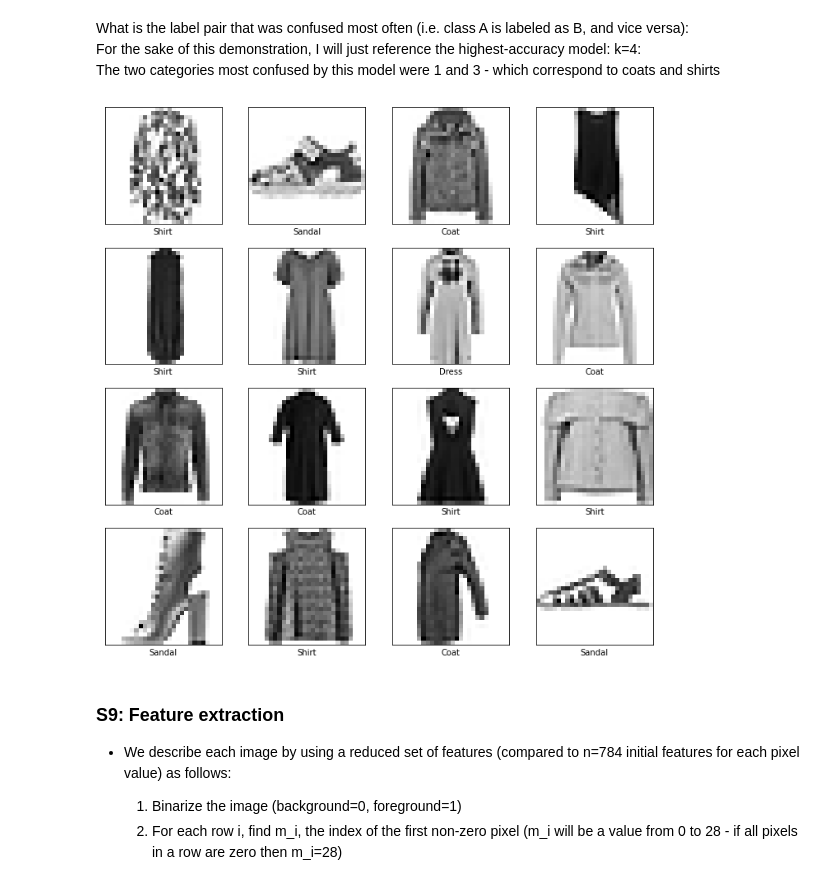
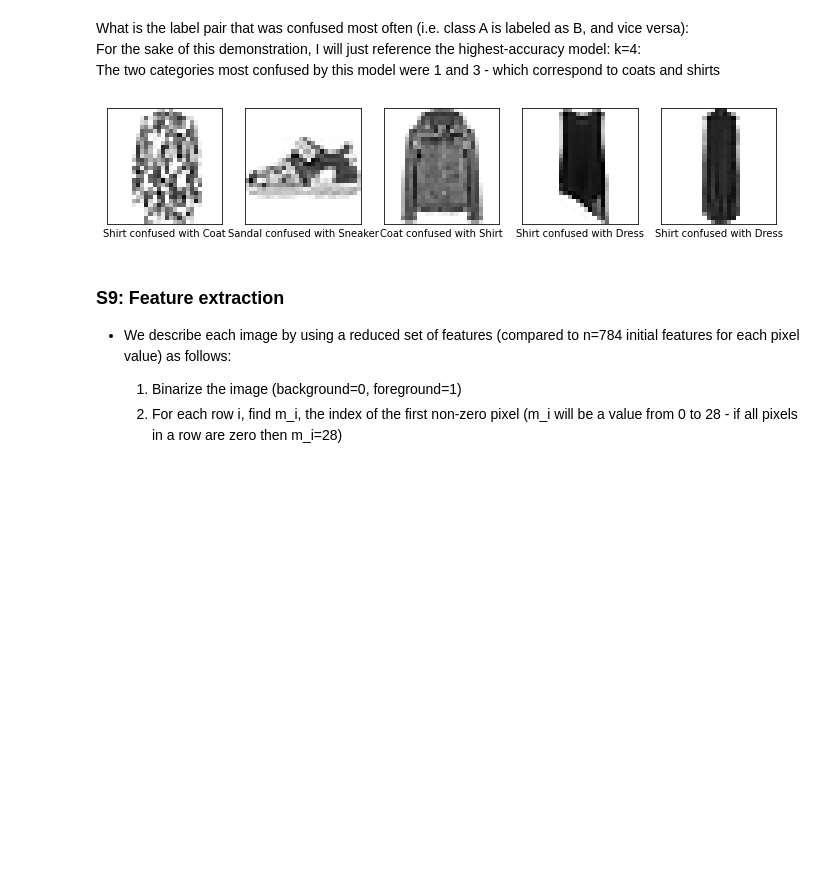
Before and after one commit to johnatawnclementawn/RemoteSensing_650_HW, a Jupyter notebook: HW1/MUSA650_Spring2022_HW1.ipynb, the cells around one changed output. Cells and saved outputs as stored; diff of their text form; code cells hidden in the pictures; blank space fills up the shorter version.

```diff
--- a/HW1/MUSA650_Spring2022_HW1.ipynb
+++ b/HW1/MUSA650_Spring2022_HW1.ipynb
@@ -707,21 +707,21 @@ mislabeled = np.where(knn4 != Y_s8test)
 mislabeled = np.array(mislabeled)
 mislabeled = mislabeled[0]
 # %%
-plt.figure(figsize=(12,12))
+plt.figure(figsize=(12,16))
 
 
 
-for i in range(16):
-    plt.subplot(4,4,i+1)
+for i in range(5):
+    plt.subplot(1,5,i+1)
     plt.xticks([])
     plt.yticks([])
     #plt.grid(False)
     plt.imshow(X_s8test[mislabeled[i]].reshape(28,28), cmap=plt.cm.binary)
     plt.xlabel("{} confused with {}".format(str(class_names[Y_s8test[mislabeled[i]]]), str(class_names[knn4[mislabeled[i]]]) ))
 plt.tight_layout
 plt.show()
 # %% [output]
-[figure, old version]
+[figure, new version]
 # %% [markdown]
 ### S9: Feature extraction
 - We describe each image by using a reduced set of features (compared to n=784 initial features for each pixel value) as follows:
```
Also changed, not shown: parts of 3 cells of this notebook.
